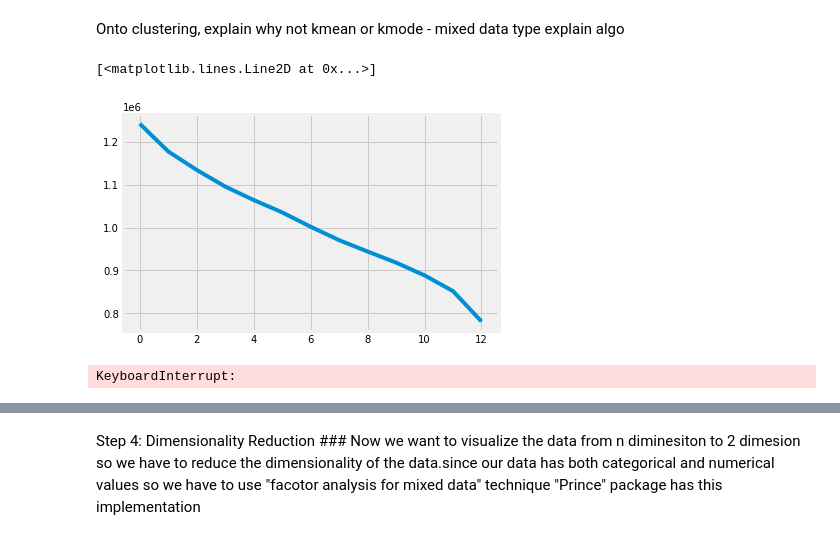
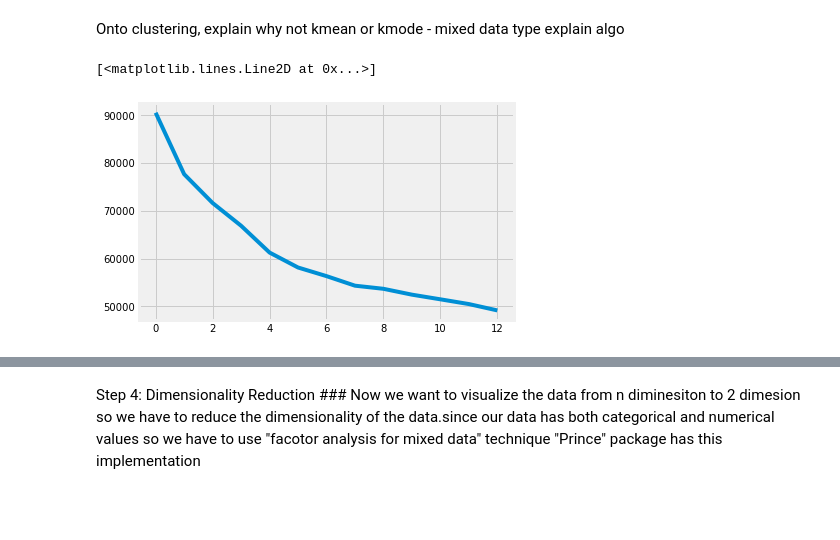
Before and after one commit to hanessteven/Hanes_Projects, a Jupyter notebook: FIFA_Unsupervised/Unsupervised.ipynb, the cells around one changed output, grey strips where cells are left out. Cells and saved outputs as stored; diff of their text form; code cells hidden in the pictures; blank space fills up the shorter version.

```diff
--- a/FIFA_Unsupervised/Unsupervised.ipynb
+++ b/FIFA_Unsupervised/Unsupervised.ipynb
@@ -108,3 +93,17 @@ Explain what we see, flags as numerical (but are binary) should be fine in our c
 
 Lets look through a few of the variables to see the distribution (numerical with few options so
 that our visuals are clean)
+# %%
+data = pd.concat([data, data.player_positions.str.get_dummies(sep=',').rename(lambda c: 'player_position__' + c, axis='columns')
+               , data.player_tags.str.get_dummies(sep=',').rename(lambda c: 'player_tag__' + c, axis='columns')
+               , data.player_traits.str.get_dummies(sep=',').rename(lambda c: 'player_trait__' + c, axis='columns')],
+               axis=1)
+
+data.drop(columns=['player_url', 'short_name', 'long_name', 'dob', 'loaned_from',
+                   'nation_position', 'nation_jersey_number', 'gk_diving',
+                   'gk_handling', 'gk_kicking', 'gk_reflexes', 'gk_speed',
+                   'gk_positioning', 'joined', 'player_positions',
+                   'player_tags', 'player_traits'], inplace=True)
+
+
+col_categories(data)
@@ -111,5 +128,6 @@ that our visuals are clean)
 # %%
-data = data[data['team_position'] != 'GK']
+
+
 data[['age', 'team_jersey_number', 'defending', 'shooting']].hist()
 # %% [output]
 array([[<matplotlib.axes._subplots.AxesSubplot object at 0x...>,
@@ -153,7 +171,7 @@ data.dropna(axis=0, inplace=True)  # For future should instead impute these
 # Only numerical variables needs to be scaled because catagorical variable cannot be scaled
 
 num_col = data.select_dtypes(include=np.number).columns.tolist()
-num_col.remove('SK_ID_CURR')
+num_col.remove('sofifa_id')
 # %%
 for i in num_col:
     data[i] = preprocessing.StandardScaler().fit_transform(data[[i]])
@@ -163,25 +181,23 @@ explain algo
 # %%
 X = data[data.columns.values[1:]].values
 cat_col = list(set(data.columns) - set(num_col))
-cat_col.remove('SK_ID_CURR')
+cat_col.remove('sofifa_id')
 cat_col = sorted([data.columns.get_loc(c) -1 for c in cat_col if c in data])
 # %%
-X2 = X[np.random.choice(len(X), size=6000, replace=True,)]
+X2 = X[np.random.choice(len(X), size=500, replace=True,)]
 #Choosing optimal K
 cost = []
 for num_clusters in list(range(1,14)):
     kproto = KPrototypes(n_clusters=num_clusters, init='Cao')
     kproto.fit_predict(X2, categorical=cat_col)
     cost.append(kproto.cost_)
 
 plt.plot(cost)
 # %% [output]
 [<matplotlib.lines.Line2D at 0x...>]
-[figure, old version]
+[figure, new version]
 # %%
-kproto = KPrototypes(n_clusters=6, init='Cao')
+kproto = KPrototypes(n_clusters=5, init='Cao')
 clusters = kproto.fit_predict(X, categorical=cat_col)
-# %% [output]
-KeyboardInterrupt:
 # %%
 data['Cluster'] = kproto.labels_
```
Also changed, not shown: parts of 9 cells of this notebook, 1 other file.
